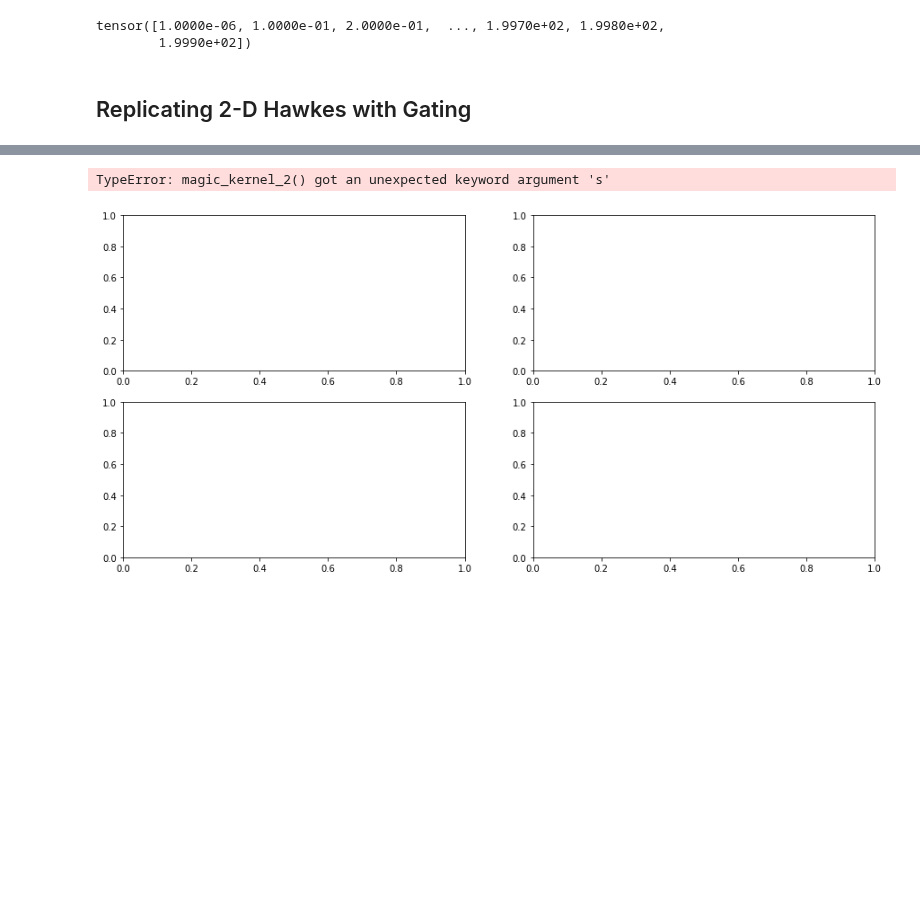
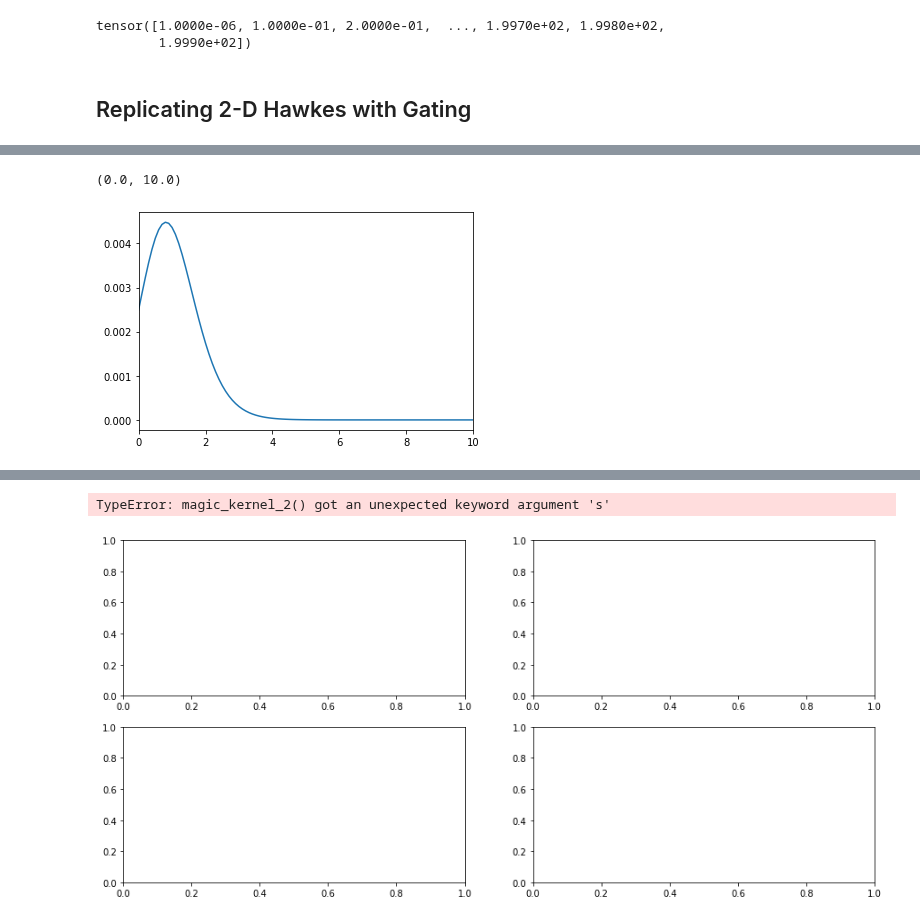
Before and after one commit to yamacisik/gated_kernel_tpp, a Jupyter notebook: kernel_fuctions_experiments.ipynb, the cells around one changed output, grey strips where cells are left out. Drawn from its saved outputs; the diff is of its cells as text; code cells hidden in the pictures; blank space fills up the shorter version.

```diff
--- a/kernel_fuctions_experiments.ipynb
+++ b/kernel_fuctions_experiments.ipynb
@@ -694,3 +696,11 @@ params.tail(4)
+# %%
+i =3
+values = magic_kernel_1(t,sigma = 0.5, lengthscale = 0.426366, alpha = 3.825025)
+plt.plot(t,values)
+plt.xlim(0,10)
+# %% [output]
+(0.0, 10.0)
+[figure, added]
 # %%
 
 
```
Also changed, not shown: parts of 3 cells of this notebook, 1 other file.
